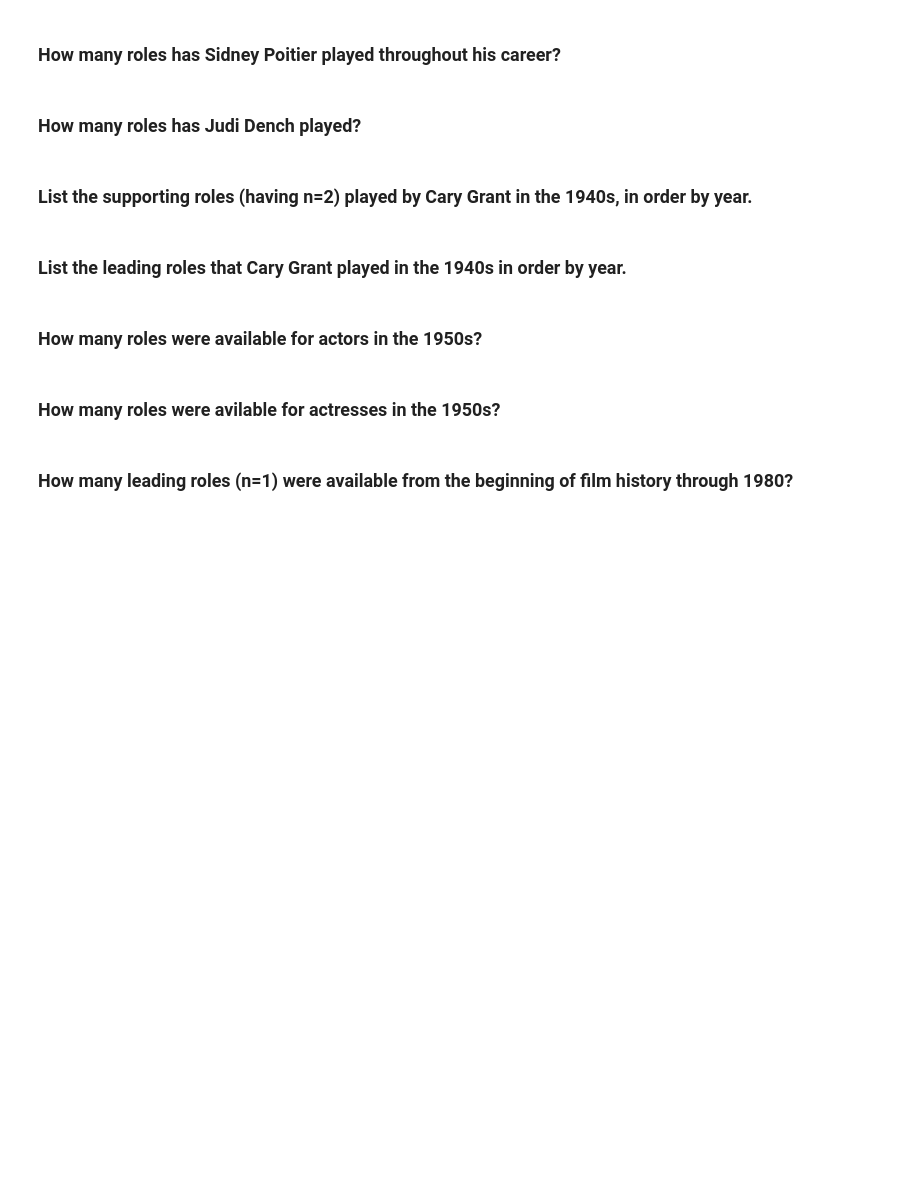
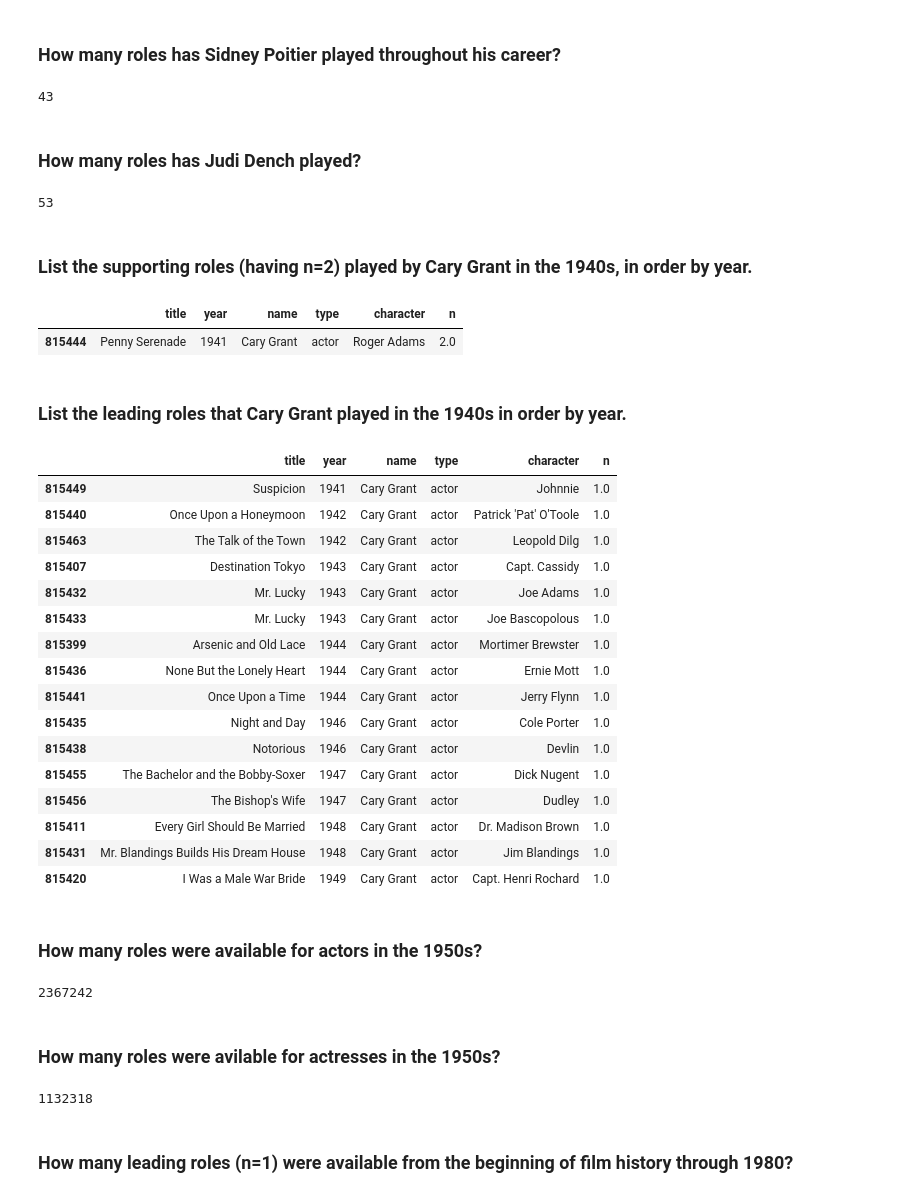
Before and after one commit to cerd9235/BD2K-Summer-Workshop, a Jupyter notebook: 4-Anaconda-IPython-Dataframes.ipynb, the cells around one changed output. Cells and saved outputs as stored; diff of their text form; code cells hidden in the pictures; blank space fills up the shorter version.

```diff
--- a/4-Anaconda-IPython-Dataframes.ipynb
+++ b/4-Anaconda-IPython-Dataframes.ipynb
@@ -367,14 +498,55 @@ Most (if not all) of these exercises can be done in a single line. Be precise! I
 # %% [markdown]
 ### How many roles has Sidney Poitier played throughout his career?
+# %%
+len(cast[(cast.name == 'Sidney Poitier')])
+# %% [output]
+43
 # %% [markdown]
 ### How many roles has Judi Dench played?
+# %%
+len(cast[(cast.name == 'Judi Dench')])
+# %% [output]
+53
 # %% [markdown]
 ### List the supporting roles (having n=2) played by Cary Grant in the 1940s, in order by year.
+# %%
+cast[(cast.name == 'Cary Grant') & (cast.n == 2.0) & (cast.year > 1940) & (cast.year < 1950)].sort_values('year')
+# %% [output]
+|  | title | year | name | type | character | n |
+| 815444 | Penny Serenade | 1941 | Cary Grant | actor | Roger Adams | 2.0 |
 # %% [markdown]
 ### List the leading roles that Cary Grant played in the 1940s in order by year.
+# %%
+cast[(cast.name == 'Cary Grant') & (cast.n == 1.0) & (cast.year > 1940) & (cast.year < 1950)].sort_values('year')
+# %% [output]
+|  | title | year | name | type | character | n |
+| 815449 | Suspicion | 1941 | Cary Grant | actor | Johnnie | 1.0 |
+| 815440 | Once Upon a Honeymoon | 1942 | Cary Grant | actor | Patrick 'Pat' O'Toole | 1.0 |
+| 815463 | The Talk of the Town | 1942 | Cary Grant | actor | Leopold Dilg | 1.0 |
+| 815407 | Destination Tokyo | 1943 | Cary Grant | actor | Capt. Cassidy | 1.0 |
+| 815432 | Mr. Lucky | 1943 | Cary Grant | actor | Joe Adams | 1.0 |
+| 815433 | Mr. Lucky | 1943 | Cary Grant | actor | Joe Bascopolous | 1.0 |
+| 815399 | Arsenic and Old Lace | 1944 | Cary Grant | actor | Mortimer Brewster | 1.0 |
+| 815436 | None But the Lonely Heart | 1944 | Cary Grant | actor | Ernie Mott | 1.0 |
+| 815441 | Once Upon a Time | 1944 | Cary Grant | actor | Jerry Flynn | 1.0 |
+| 815435 | Night and Day | 1946 | Cary Grant | actor | Cole Porter | 1.0 |
+| 815438 | Notorious | 1946 | Cary Grant | actor | Devlin | 1.0 |
+| 815455 | The Bachelor and the Bobby-Soxer | 1947 | Cary Grant | actor | Dick Nugent | 1.0 |
+| 815456 | The Bishop's Wife | 1947 | Cary Grant | actor | Dudley | 1.0 |
+| 815411 | Every Girl Should Be Married | 1948 | Cary Grant | actor | Dr. Madison Brown | 1.0 |
+| 815431 | Mr. Blandings Builds His Dream House | 1948 | Cary Grant | actor | Jim Blandings | 1.0 |
+| 815420 | I Was a Male War Bride | 1949 | Cary Grant | actor | Capt. Henri Rochard | 1.0 |
 # %% [markdown]
 ### How many roles were available for actors in the 1950s?
+# %%
+len(cast[(cast.type == 'actor')])
+# %% [output]
+2367242
 # %% [markdown]
 ### How many roles were avilable for actresses in the 1950s?
+# %%
+len(cast[(cast.type == 'actress')])
+# %% [output]
+1132318
 # %% [markdown]
 ### How many leading roles (n=1) were available from the beginning of film history through 1980?
```
Also changed, not shown: parts of 25 cells of this notebook.
